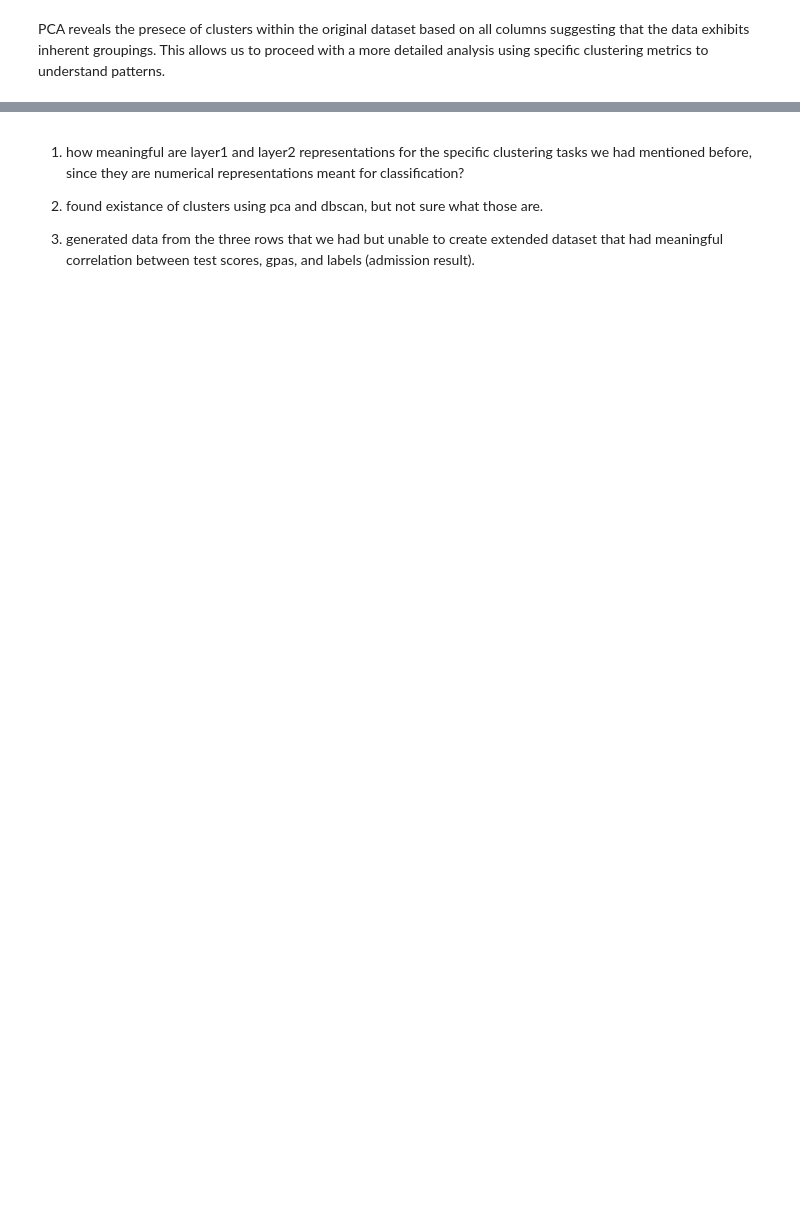
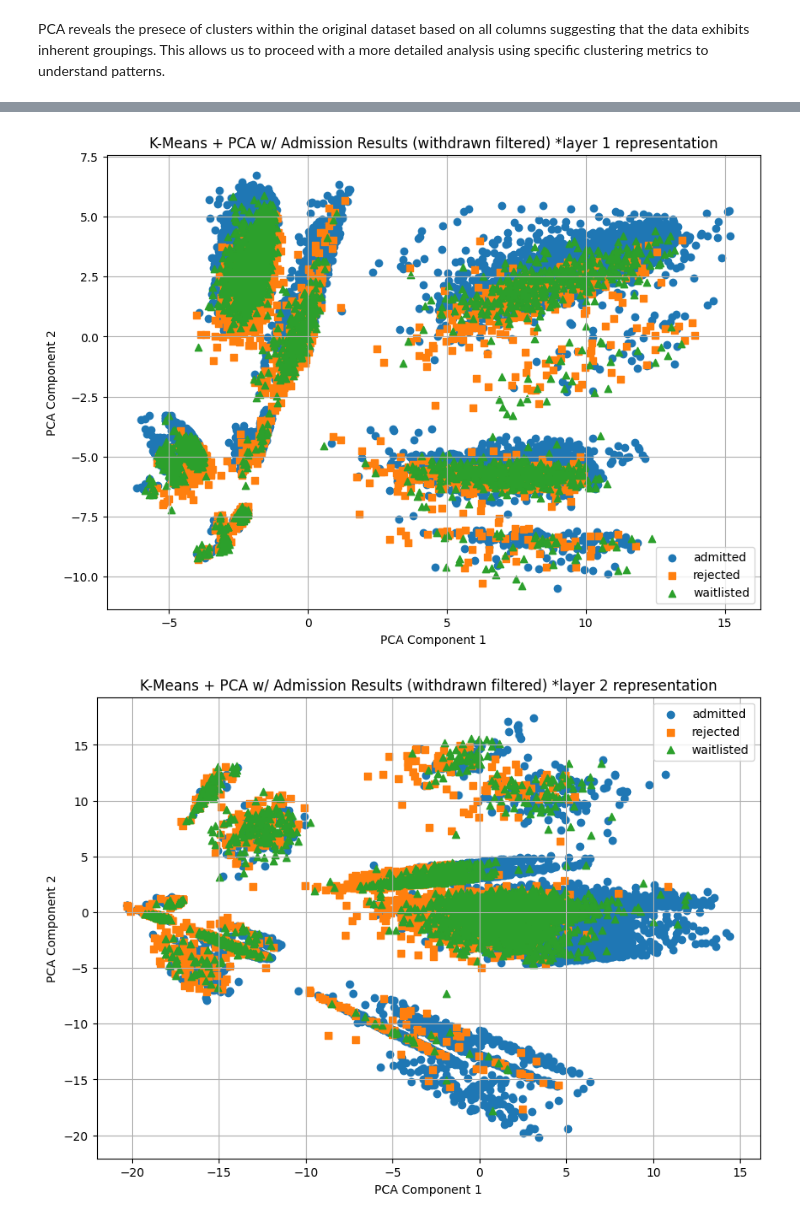
Before and after one commit to fractaloffugue/cs5805, a Jupyter notebook: improved.ipynb, the cells around one changed output, grey strips where cells are left out. Drawn from its saved outputs; the diff is of its cells as text; code cells hidden in the pictures; blank space fills up the shorter version.

```diff
--- a/improved.ipynb
+++ b/improved.ipynb
@@ -245,6 +269,51 @@ print(clusters)
-# %% [markdown]
-1. how meaningful are layer1 and layer2 representations for the specific clustering tasks we had mentioned before, since they are numerical representations meant for classification?
-
-2. found existance of clusters using pca and dbscan, but not sure what those are.
-
-3. generated data from the three rows that we had but unable to create extended dataset that had meaningful correlation between test scores, gpas, and labels (admission result).
+# %%
+
+def kmeans_pca_admres(npy_file_path, label_file_path, n_clusters=3, note=''):
+	# Step 1: Load data and labels
+	scaler = StandardScaler()
+	layer1_rep = np.load(npy_file_path)
+	labels_one_hot = np.load(label_file_path)
+
+	# Convert one-hot encoded labels to integer labels
+	labels = np.argmax(labels_one_hot, axis=1)
+
+	# Standardize the data
+	data_standardized = scaler.fit_transform(layer1_rep)
+
+	# Step 2: Perform KMeans Clustering
+	kmeans = KMeans(n_clusters=n_clusters, random_state=42)
+	kmeans.fit(data_standardized)
+	cluster_labels = kmeans.labels_
+
+	# Step 3: PCA for Visualization
+	pca = PCA(n_components=2)
+	reduced_data = pca.fit_transform(data_standardized)
+
+	# Step 4: Map labels to shapes
+	shape_dict = {0: 'o', 1: 's', 2: '^', 3: 'D'}  # Circle, Square, Triangle, Diamond
+	labels_ = {
+		0: 'admitted',
+		1: 'rejected',
+		2: 'waitlisted',
+		3: 'others/withdrawn'
+	}
+
+	plt.figure(figsize=(10, 7))
+	for admission_label in np.unique(labels):
+		indices = (labels == admission_label)
+		plt.scatter(reduced_data[indices, 0], reduced_data[indices, 1],
+					marker=shape_dict.get(admission_label, 'o'),
+					label=labels_[admission_label])
+
+	plt.title("K-Means + PCA w/ Admission Results (withdrawn filtered) {}".format('*' + note))
+	plt.xlabel("PCA Component 1")
+	plt.ylabel("PCA Component 2")
+	plt.legend()
+	plt.grid(True)
+	plt.show()
+
+kmeans_pca_admres('data/original/filtered_layer1_rep.npy', 'data/original/filtered_label_admres.npy', n_clusters=3, note='layer 1 representation')
+kmeans_pca_admres('data/original/filtered_layer2_rep.npy', 'data/original/filtered_label_admres.npy', n_clusters=3, note='layer 2 representation')
+# %% [output]
+[figure, added]
+[figure, added]
```
Also changed, not shown: parts of 8 cells of this notebook, 14 other files.
